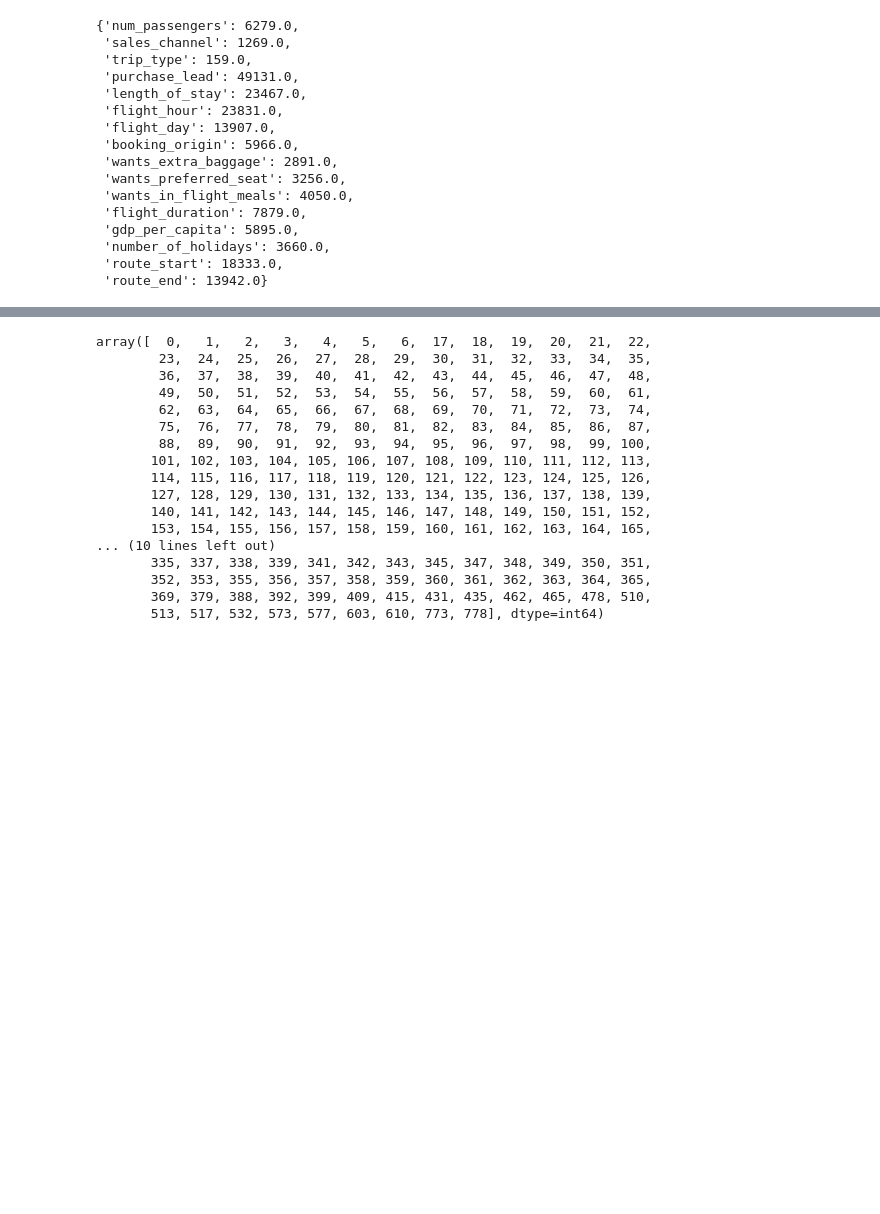
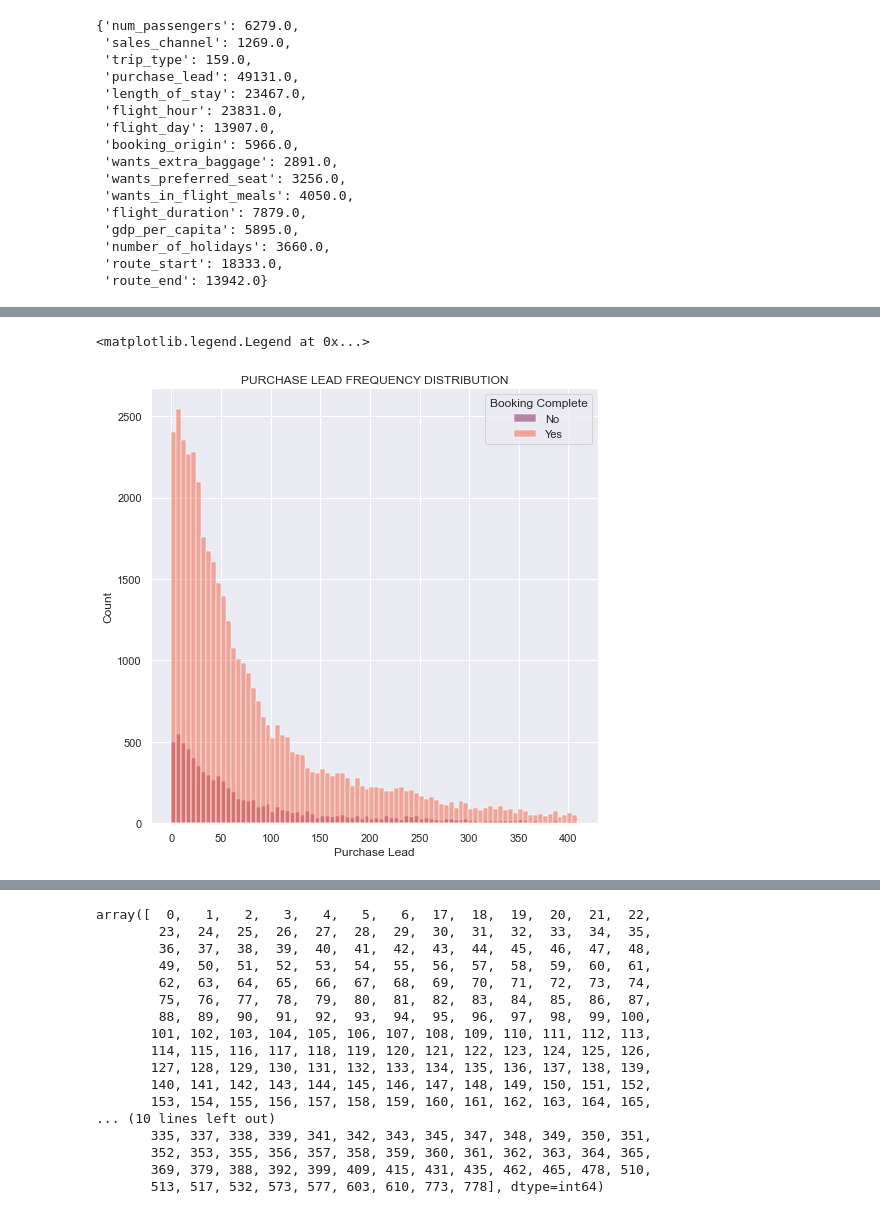
Before and after one commit to nug1209/British_Airways_Virtual-Experience, a Jupyter notebook: Task_2_Customer_Booking_Prediction.ipynb, the cells around one changed output, grey strips where cells are left out. Saved outputs shown, nothing was run; the diff lists cells and outputs as text; code cells hidden in the pictures; blank space fills up the shorter version.

```diff
--- a/Task_2_Customer_Booking_Prediction.ipynb
+++ b/Task_2_Customer_Booking_Prediction.ipynb
@@ -960,2 +964,13 @@ sns.barplot(data=df_feature_imp, x='score', y='feature')
+# %%
+## Recheck the features with high importance to see if there are visible patterns
+
+sns.set(rc={'figure.figsize':(8, 8)})
+ax = sns.histplot(data=df_copy_unscaled[df_copy_unscaled['purchase_lead'] < 410],
+                  x='purchase_lead', hue='booking_complete', palette='rocket_r')
+ax.set(xlabel='Purchase Lead', title='PURCHASE LEAD FREQUENCY DISTRIBUTION')
+ax.legend(title='Booking Complete', labels=['No', 'Yes'])
+# %% [output]
+<matplotlib.legend.Legend at 0x...>
+[figure, added]
 # %%
 sns.set(rc={'figure.figsize':(15, 8)})
```
Also changed, not shown: parts of 20 cells of this notebook, 1 other file.
